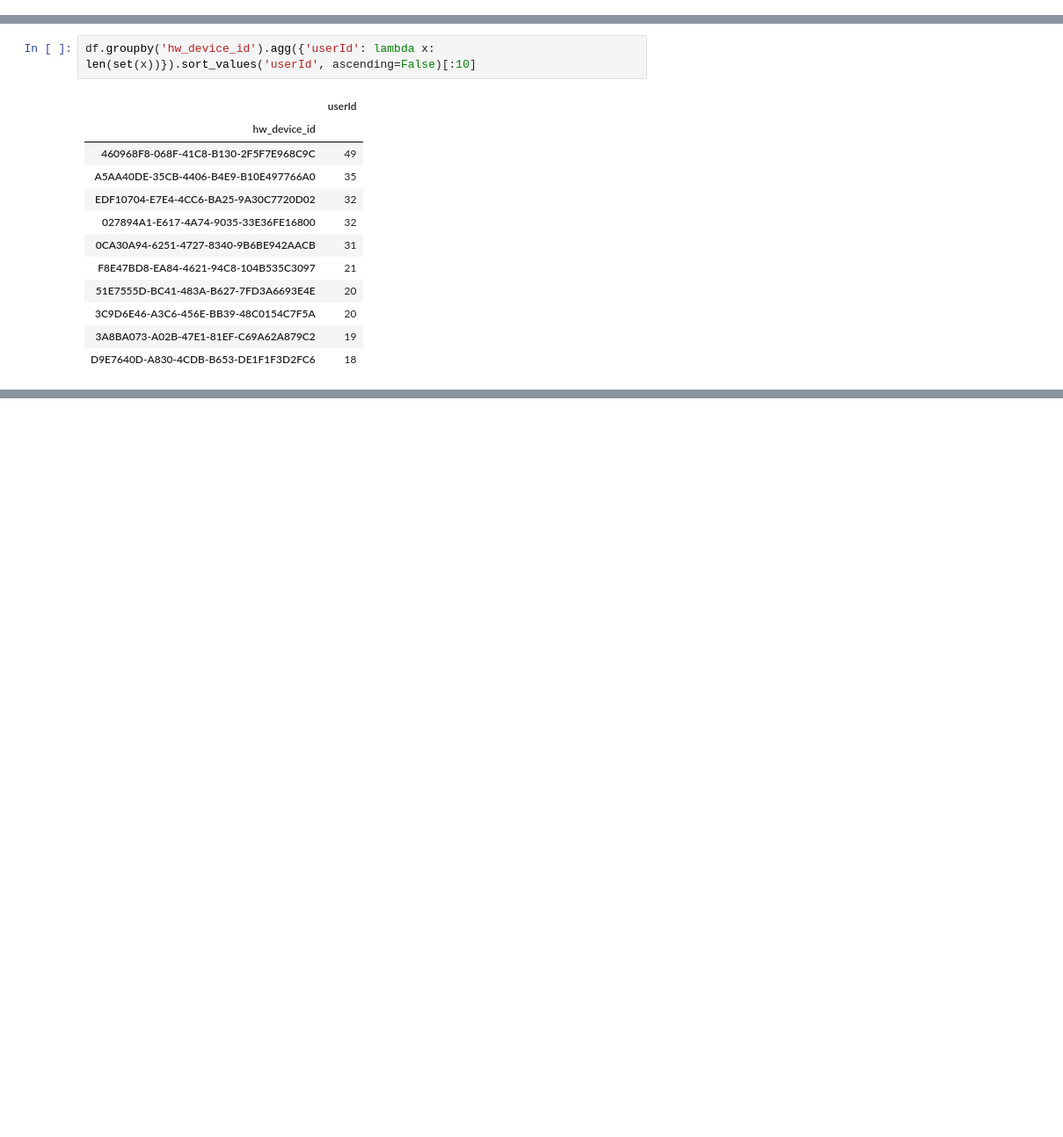
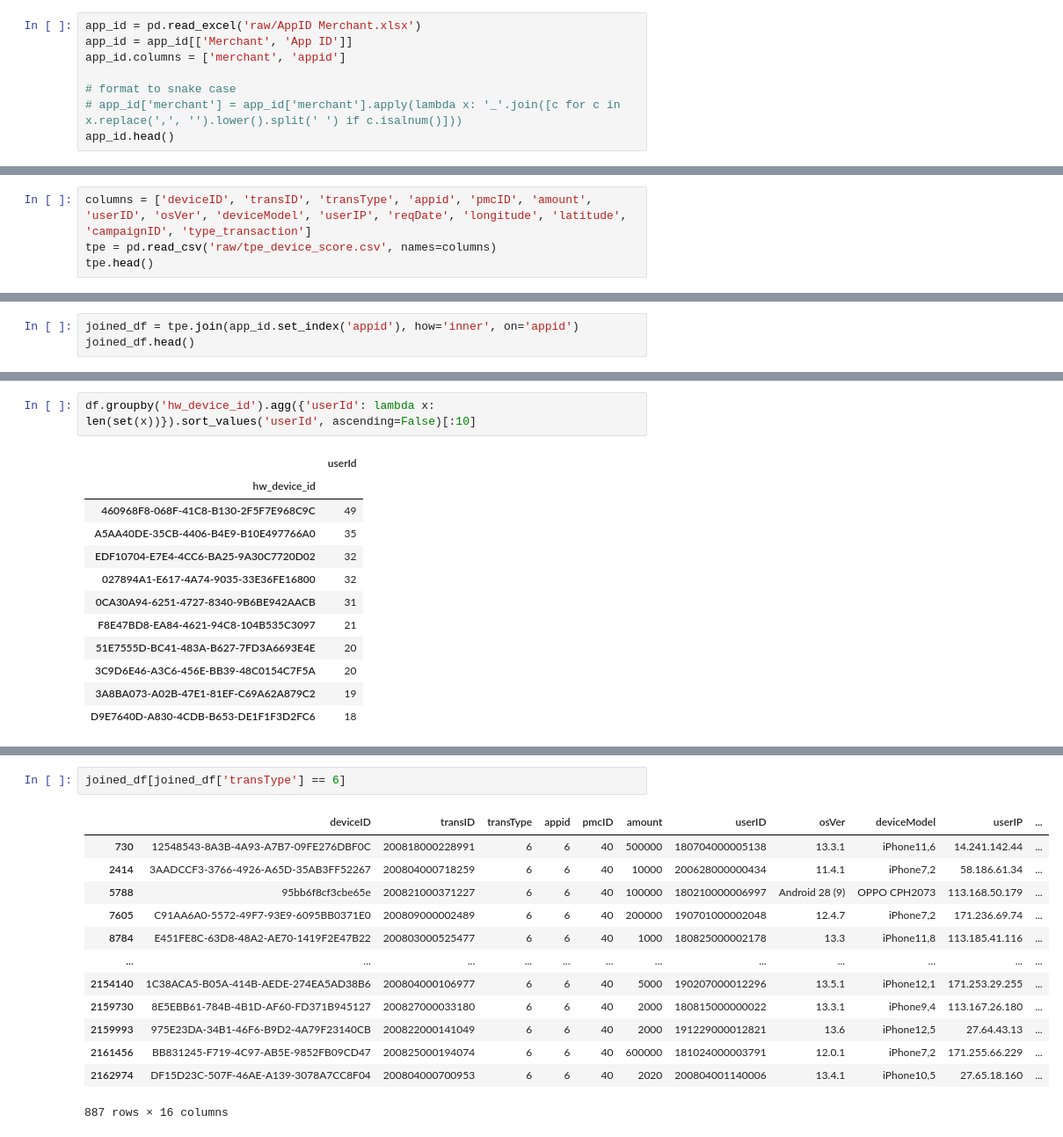
Before and after one commit to anthonyhungnguyen/internship, a Jupyter notebook: module-4-final/data/UsersDevices.ipynb, the cells around one changed output, grey strips where cells are left out. Shown at 88% size. Cells and saved outputs as stored; diff of their text form; blank space fills up the shorter version.

```diff
--- a/module-4-final/data/UsersDevices.ipynb
+++ b/module-4-final/data/UsersDevices.ipynb
@@ -62,0 +67,8 @@ df = df.drop_duplicates()
+# %%
+app_id = pd.read_excel('raw/AppID Merchant.xlsx')
+app_id = app_id[['Merchant', 'App ID']]
+app_id.columns = ['merchant', 'appid']
+
+# format to snake case
+# app_id['merchant'] = app_id['merchant'].apply(lambda x: '_'.join([c for c in x.replace(',', '').lower().split(' ') if c.isalnum()]))
+app_id.head()
@@ -62,0 +82,4 @@ df = df.drop_duplicates()
+# %%
+columns = ['deviceID', 'transID', 'transType', 'appid', 'pmcID', 'amount', 'userID', 'osVer', 'deviceModel', 'userIP', 'reqDate', 'longitude', 'latitude', 'campaignID', 'type_transaction']
+tpe = pd.read_csv('raw/tpe_device_score.csv', names=columns)
+tpe.head()
@@ -62,0 +93,3 @@ df = df.drop_duplicates()
+# %%
+joined_df = tpe.join(app_id.set_index('appid'), how='inner', on='appid')
+joined_df.head()
@@ -221,0 +375,16 @@ df.groupby('hw_device_id').agg({'userId': lambda x: len(set(x))}).sort_values('u
+# %%
+joined_df[joined_df['transType'] == 6]
+# %% [output]
+|  | deviceID | transID | transType | appid | pmcID | amount | userID | osVer | deviceModel | userIP | ... |
+| 730 | 12548543-8A3B-4A93-A7B7-09FE276DBF0C | 200818000228991 | 6 | 6 | 40 | 500000 | 180704000005138 | 13.3.1 | iPhone11,6 | 14.241.142.44 | ... |
+| 2414 | 3AADCCF3-3766-4926-A65D-35AB3FF52267 | 200804000718259 | 6 | 6 | 40 | 10000 | 200628000000434 | 11.4.1 | iPhone7,2 | 58.186.61.34 | ... |
+| 5788 | 95bb6f8cf3cbe65e | 200821000371227 | 6 | 6 | 40 | 100000 | 180210000006997 | Android 28 (9) | OPPO CPH2073 | 113.168.50.179 | ... |
+| 7605 | C91AA6A0-5572-49F7-93E9-6095BB0371E0 | 200809000002489 | 6 | 6 | 40 | 200000 | 190701000002048 | 12.4.7 | iPhone7,2 | 171.236.69.74 | ... |
+| 8784 | E451FE8C-63D8-48A2-AE70-1419F2E47B22 | 200803000525477 | 6 | 6 | 40 | 1000 | 180825000002178 | 13.3 | iPhone11,8 | 113.185.41.116 | ... |
+| ... | ... | ... | ... | ... | ... | ... | ... | ... | ... | ... | ... |
+| 2154140 | 1C38ACA5-B05A-414B-AEDE-274EA5AD38B6 | 200804000106977 | 6 | 6 | 40 | 5000 | 190207000012296 | 13.5.1 | iPhone12,1 | 171.253.29.255 | ... |
+| 2159730 | 8E5EBB61-784B-4B1D-AF60-FD371B945127 | 200827000033180 | 6 | 6 | 40 | 2000 | 180815000000022 | 13.3.1 | iPhone9,4 | 113.167.26.180 | ... |
+| 2159993 | 975E23DA-34B1-46F6-B9D2-4A79F23140CB | 200822000141049 | 6 | 6 | 40 | 2000 | 191229000012821 | 13.6 | iPhone12,5 | 27.64.43.13 | ... |
+| 2161456 | BB831245-F719-4C97-AB5E-9852FB09CD47 | 200825000194074 | 6 | 6 | 40 | 600000 | 181024000003791 | 12.0.1 | iPhone7,2 | 171.255.66.229 | ... |
+| 2162974 | DF15D23C-507F-46AE-A139-3078A7CC8F04 | 200804000700953 | 6 | 6 | 40 | 2020 | 200804001140006 | 13.4.1 | iPhone10,5 | 27.65.18.160 | ... |
+887 rows × 16 columns
```
Also changed, not shown: parts of 29 cells of this notebook, 17 other files.
